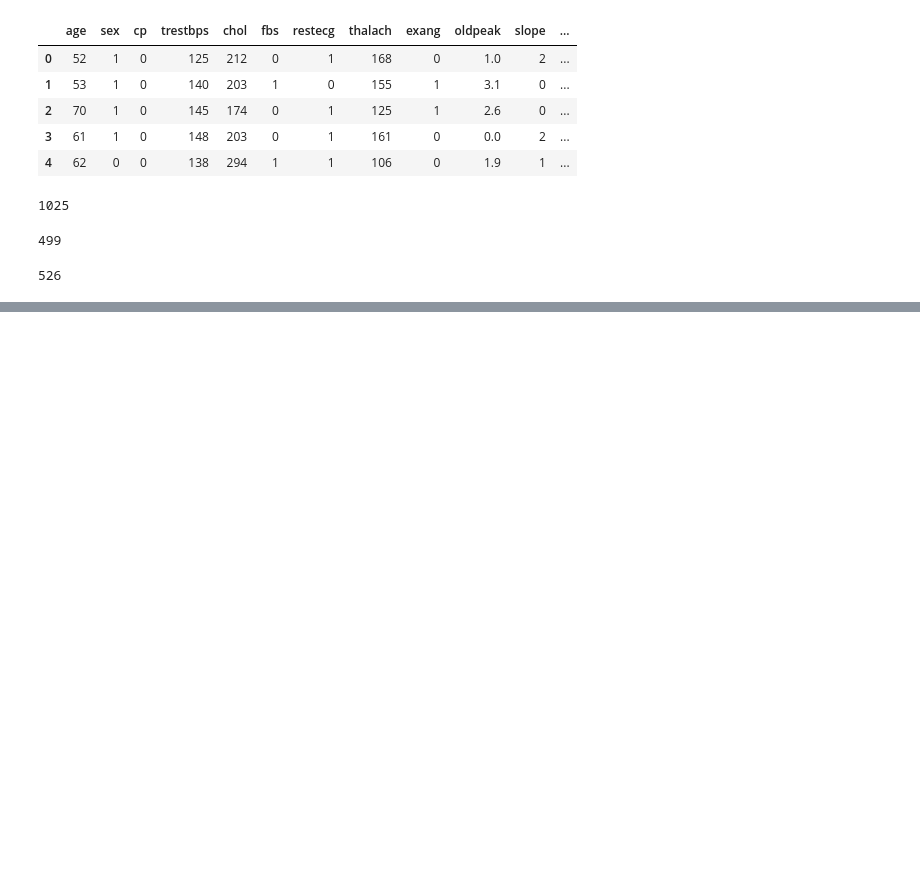
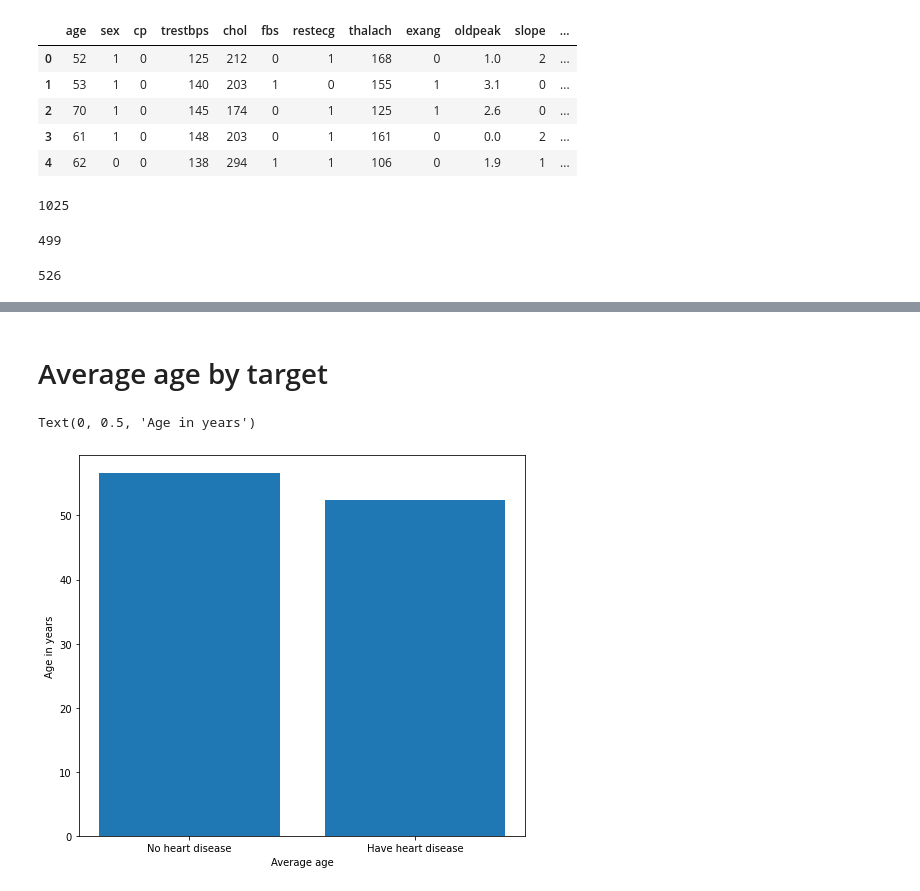
Before and after one commit to subhrapaladhi/Heart-Disease-Prediction, a Jupyter notebook: Data Visualisation.ipynb, the cells around one changed output, grey strips where cells are left out. Cells and saved outputs as stored; diff of their text form; code cells hidden in the pictures; blank space fills up the shorter version.

```diff
--- a/Data Visualisation.ipynb
+++ b/Data Visualisation.ipynb
@@ -46,0 +39,14 @@ plt.show()
+# %% [markdown]
+# Average age by target
+# %%
+data = {"No heart disease":56.569, "Have heart disease":52.408}
+keys = data.keys()
+values = data.values()
+
+plt.figure(figsize=(8,7))
+plt.bar(keys,values)
+plt.xlabel("Average age")
+plt.ylabel("Age in years")
+# %% [output]
+Text(0, 0.5, 'Age in years')
+[figure, added]
```
Also changed, not shown: parts of 11 cells of this notebook, 5 other files.
